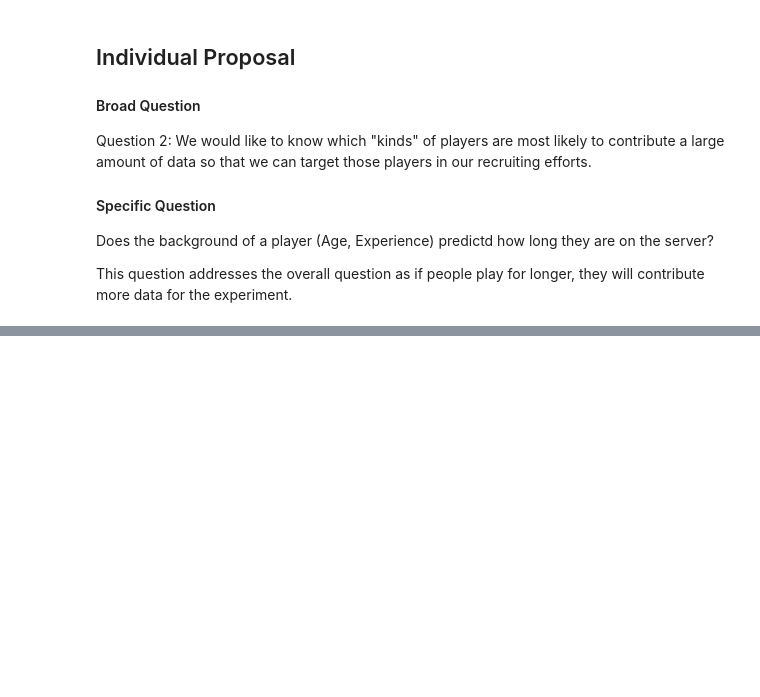
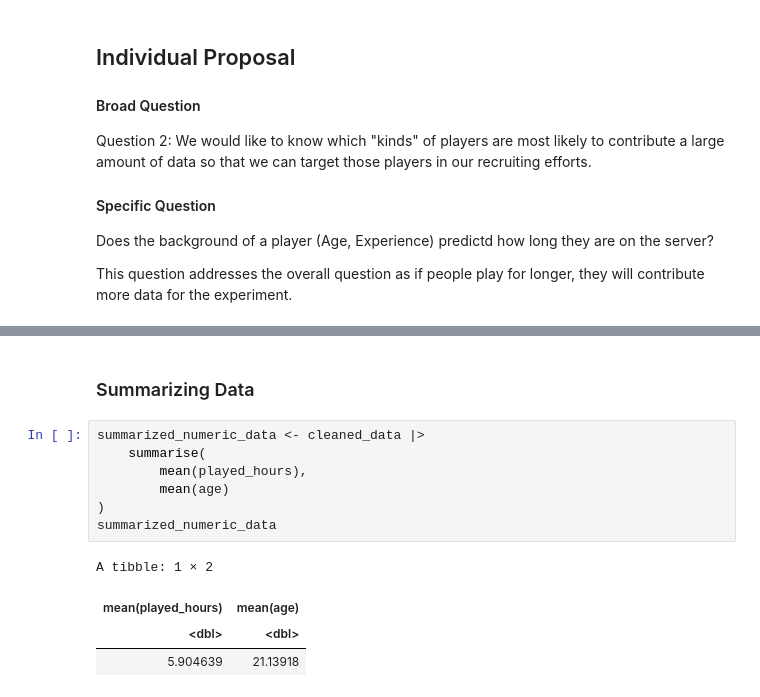
Before and after one commit to Dinglebergle/DSCI100_IndividualPlanningReport, a Jupyter notebook: IndividualReport.ipynb, the cells around one changed output, grey strips where cells are left out. Drawn from its saved outputs; the diff is of its cells as text; blank space fills up the shorter version.

```diff
--- a/IndividualReport.ipynb
+++ b/IndividualReport.ipynb
@@ -67,0 +82,14 @@ ERROR: Error in file(filename, "r", encoding = encoding): cannot open the connec
+# %% [markdown]
+### Summarizing Data
+# %%
+summarized_numeric_data <- cleaned_data |>
+    summarise(
+        mean(played_hours),
+        mean(age)
+)
+summarized_numeric_data
+# %% [output]
+A tibble: 1 × 2
+| mean(played_hours) | mean(age) |
+| <dbl> | <dbl> |
+| 5.904639 | 21.13918 |
```
Also changed, not shown: parts of 13 cells of this notebook.
